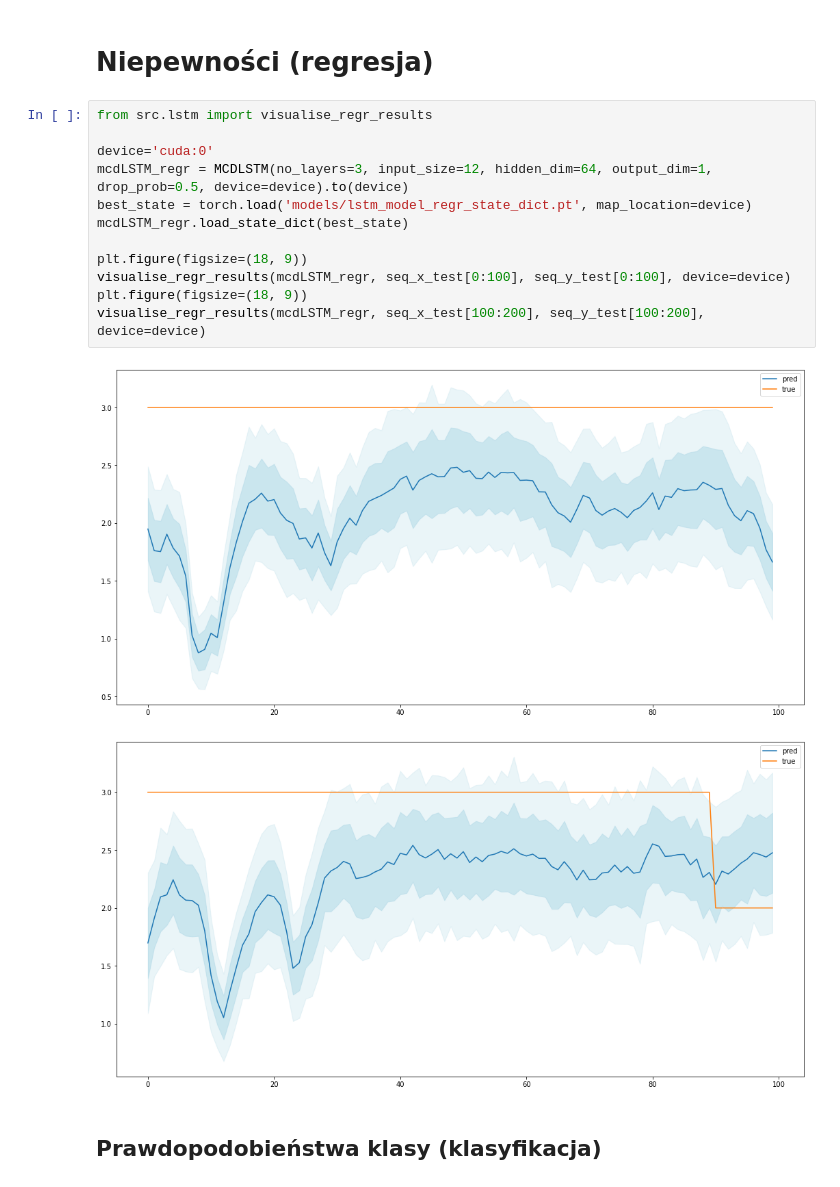
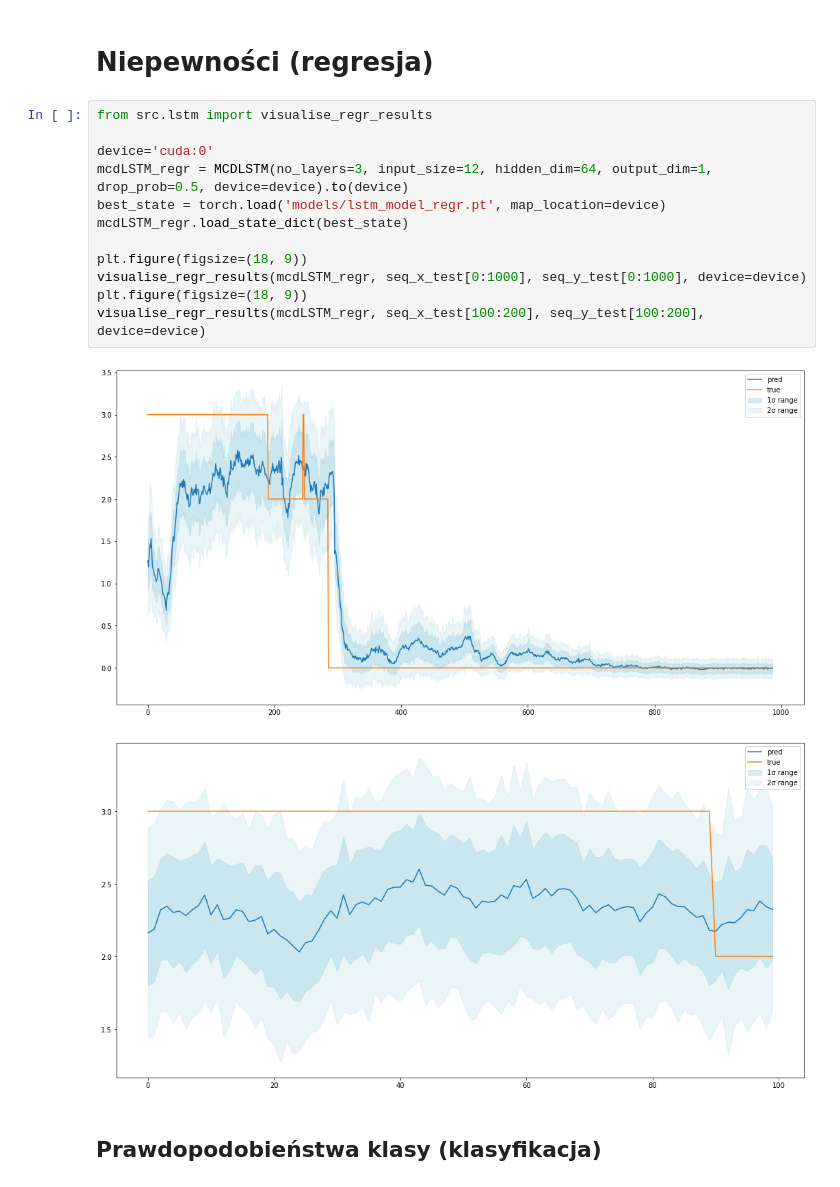
Before and after one commit to tomdrozdz/pgm-project, a Jupyter notebook: lstm.ipynb, the cells around one changed output. Saved outputs shown, nothing was run; the diff lists cells and outputs as text.

Commit message:
add better models; test hyperparameter tuning

```diff
--- a/lstm.ipynb
+++ b/lstm.ipynb
@@ -102,18 +153,18 @@ weighted avg       0.84      0.82      0.83       987
 # %%
 from src.lstm import visualise_regr_results
 
 device='cuda:0'
 mcdLSTM_regr = MCDLSTM(no_layers=3, input_size=12, hidden_dim=64, output_dim=1, drop_prob=0.5, device=device).to(device)
-best_state = torch.load('models/lstm_model_regr_state_dict.pt', map_location=device)
+best_state = torch.load('models/lstm_model_regr.pt', map_location=device)
 mcdLSTM_regr.load_state_dict(best_state)
 
 plt.figure(figsize=(18, 9))
-visualise_regr_results(mcdLSTM_regr, seq_x_test[0:100], seq_y_test[0:100], device=device)
+visualise_regr_results(mcdLSTM_regr, seq_x_test[0:1000], seq_y_test[0:1000], device=device)
 plt.figure(figsize=(18, 9))
 visualise_regr_results(mcdLSTM_regr, seq_x_test[100:200], seq_y_test[100:200], device=device)
 # %% [output]
-[figure, old version]
+[figure, new version]
-[figure, old version]
+[figure, new version]
 # %% [markdown]
 ## Prawdopodobieństwa klasy (klasyfikacja)
 # %%
```
Also changed, not shown: parts of 9 cells of this notebook, 2 other files.
